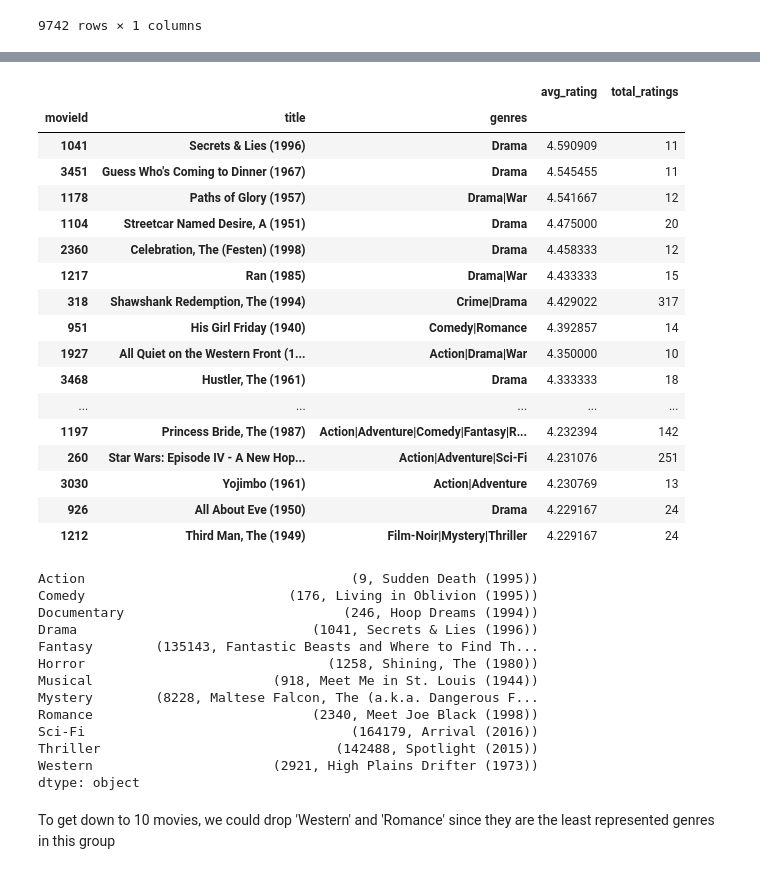
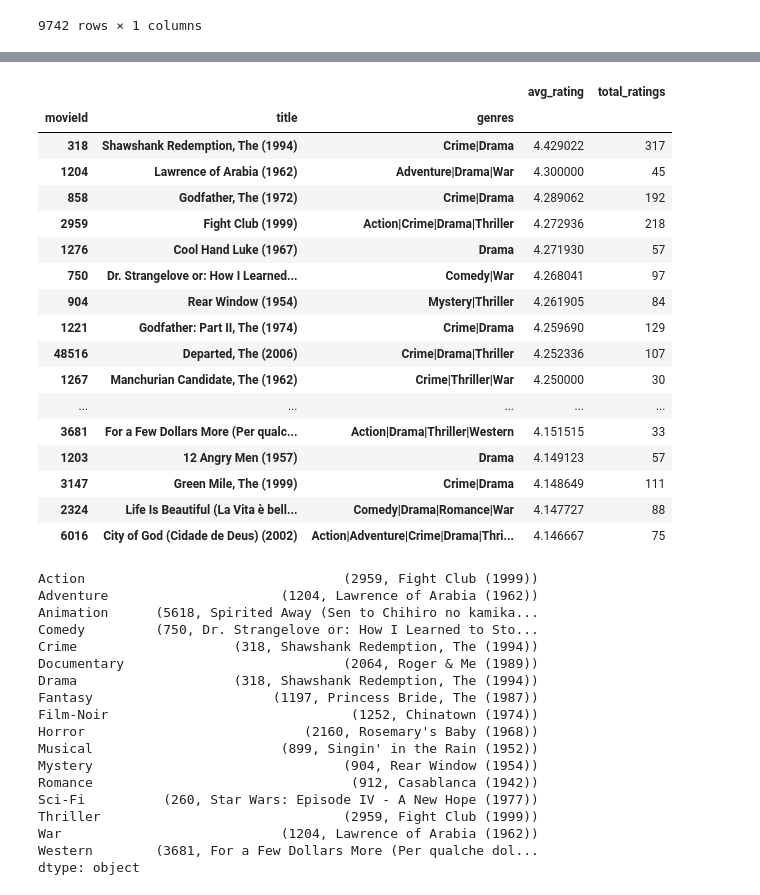
Before and after one commit to senzelden/movie_recommender, a Jupyter notebook: scripts/movielens_eda_dennis.ipynb, the cells around one changed output, grey strips where cells are left out. Cells and saved outputs as stored; diff of their text form; code cells hidden in the pictures.

Commit message:
Update for most rated and top rated per genre

```diff
--- a/scripts/movielens_eda_dennis.ipynb
+++ b/scripts/movielens_eda_dennis.ipynb
@@ -93,47 +144,50 @@ concat = pd.concat([avg_rating, total_ratings], axis=1)
 # %%
-top_rated = concat[concat.total_ratings >= 10].sort_values(by=['avg_rating'], ascending=False)
+top_rated = concat[concat.total_ratings >= 30].sort_values(by=['avg_rating'], ascending=False)
 top_rated.head(50)
 # %% [output]
 |  |  |  | avg_rating | total_ratings |
 | movieId | title | genres |  |  |
-| 1041 | Secrets & Lies (1996) | Drama | 4.590909 | 11 |
-| 3451 | Guess Who's Coming to Dinner (1967) | Drama | 4.545455 | 11 |
-| 1178 | Paths of Glory (1957) | Drama|War | 4.541667 | 12 |
-| 1104 | Streetcar Named Desire, A (1951) | Drama | 4.475000 | 20 |
-| 2360 | Celebration, The (Festen) (1998) | Drama | 4.458333 | 12 |
-| 1217 | Ran (1985) | Drama|War | 4.433333 | 15 |
 | 318 | Shawshank Redemption, The (1994) | Crime|Drama | 4.429022 | 317 |
-| 951 | His Girl Friday (1940) | Comedy|Romance | 4.392857 | 14 |
-| 1927 | All Quiet on the Western Front (1... | Action|Drama|War | 4.350000 | 10 |
-| 3468 | Hustler, The (1961) | Drama | 4.333333 | 18 |
+| 1204 | Lawrence of Arabia (1962) | Adventure|Drama|War | 4.300000 | 45 |
+| 858 | Godfather, The (1972) | Crime|Drama | 4.289062 | 192 |
+| 2959 | Fight Club (1999) | Action|Crime|Drama|Thriller | 4.272936 | 218 |
+| 1276 | Cool Hand Luke (1967) | Drama | 4.271930 | 57 |
+| 750 | Dr. Strangelove or: How I Learned... | Comedy|War | 4.268041 | 97 |
+| 904 | Rear Window (1954) | Mystery|Thriller | 4.261905 | 84 |
+| 1221 | Godfather: Part II, The (1974) | Crime|Drama | 4.259690 | 129 |
+| 48516 | Departed, The (2006) | Crime|Drama|Thriller | 4.252336 | 107 |
+| 1267 | Manchurian Candidate, The (1962) | Crime|Thriller|War | 4.250000 | 30 |
 | ... | ... | ... | ... | ... |
-| 1197 | Princess Bride, The (1987) | Action|Adventure|Comedy|Fantasy|R... | 4.232394 | 142 |
-| 260 | Star Wars: Episode IV - A New Hop... | Action|Adventure|Sci-Fi | 4.231076 | 251 |
-| 3030 | Yojimbo (1961) | Action|Adventure | 4.230769 | 13 |
-| 926 | All About Eve (1950) | Drama | 4.229167 | 24 |
-| 1212 | Third Man, The (1949) | Film-Noir|Mystery|Thriller | 4.229167 | 24 |
+| 3681 | For a Few Dollars More (Per qualc... | Action|Drama|Thriller|Western | 4.151515 | 33 |
+| 1203 | 12 Angry Men (1957) | Drama | 4.149123 | 57 |
+| 3147 | Green Mile, The (1999) | Crime|Drama | 4.148649 | 111 |
+| 2324 | Life Is Beautiful (La Vita è bell... | Comedy|Drama|Romance|War | 4.147727 | 88 |
+| 6016 | City of God (Cidade de Deus) (2002) | Action|Adventure|Crime|Drama|Thri... | 4.146667 | 75 |
 # %%
 genre_top_rated = {}
 for genre in unique_genres:
     for movie in top_rated.index:
-        if genre in movie[2].split():
+        if genre in movie[2].split("|"):
             genre_top_rated[genre] = (movie[0], movie[1])
             break
-df_tp = pd.Series(genre_top_rated)
-df_tp
+df_tr = pd.Series(genre_top_rated)
+df_tr
 # %% [output]
-Action                                  (9, Sudden Death (1995))
-Comedy                          (176, Living in Oblivion (1995))
-Documentary                            (246, Hoop Dreams (1994))
-Drama                              (1041, Secrets & Lies (1996))
-Fantasy        (135143, Fantastic Beasts and Where to Find Th...
-Horror                               (1258, Shining, The (1980))
-Musical                       (918, Meet Me in St. Louis (1944))
-Mystery        (8228, Maltese Falcon, The (a.k.a. Dangerous F...
-Romance                            (2340, Meet Joe Black (1998))
-Sci-Fi                                  (164179, Arrival (2016))
-Thriller                              (142488, Spotlight (2015))
-Western                       (2921, High Plains Drifter (1973))
+Action                                 (2959, Fight Club (1999))
+Adventure                      (1204, Lawrence of Arabia (1962))
+Animation      (5618, Spirited Away (Sen to Chihiro no kamika...
+Comedy         (750, Dr. Strangelove or: How I Learned to Sto...
+Crime                    (318, Shawshank Redemption, The (1994))
+Documentary                            (2064, Roger & Me (1989))
+Drama                    (318, Shawshank Redemption, The (1994))
+Fantasy                       (1197, Princess Bride, The (1987))
+Film-Noir                               (1252, Chinatown (1974))
+Horror                            (2160, Rosemary's Baby (1968))
+Musical                        (899, Singin' in the Rain (1952))
+Mystery                                (904, Rear Window (1954))
+Romance                                 (912, Casablanca (1942))
+Sci-Fi          (260, Star Wars: Episode IV - A New Hope (1977))
+Thriller                               (2959, Fight Club (1999))
+War                            (1204, Lawrence of Arabia (1962))
+Western        (3681, For a Few Dollars More (Per qualche dol...
 dtype: object
-# %% [markdown]
-To get down to 10 movies, we could drop 'Western' and 'Romance' since they are the least represented genres in this group
```
Also changed, not shown: parts of 2 cells of this notebook.
